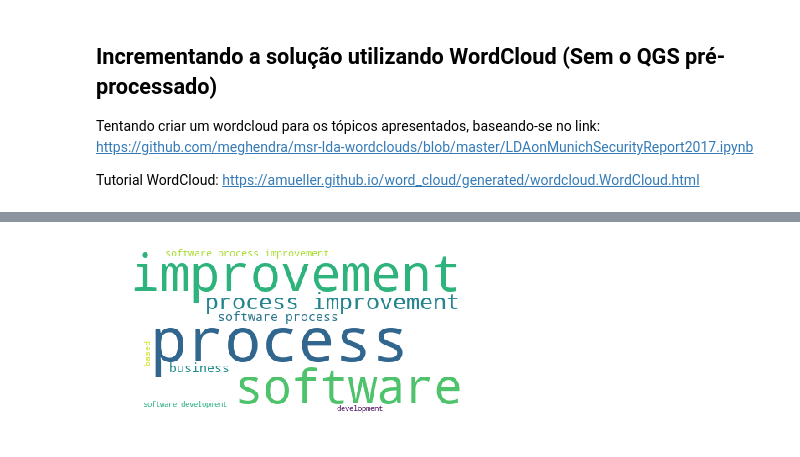
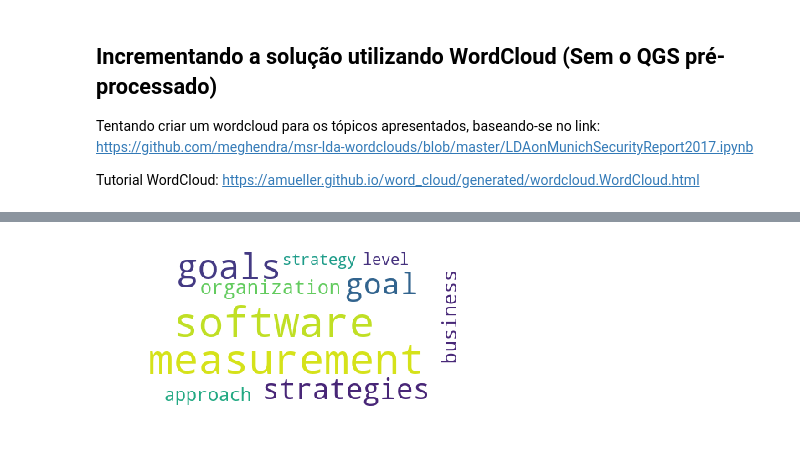
Before and after one commit to LeoFuchs/Masters, a Jupyter notebook: LDA.ipynb, the cells around one changed output, grey strips where cells are left out. Cells and saved outputs as stored; diff of their text form; code cells hidden in the pictures.

```diff
--- a/LDA.ipynb
+++ b/LDA.ipynb
@@ -544,24 +537,24 @@ max_features = None
 
 alpha = None
 beta = None
-learning = 'batch' # Bacth or Online
+learning = 'batch' # Bacth ou Online
 iterations = 500
 
-# Print the topics with the words in order
+# Imprime os tópicos com as palavras em ordem
 def print_top_words(model, feature_names, number_words):
     for topic_index, topic in enumerate(model.components_):
-        message = "Topic %d: " % (topic_index + 1)
+        message = "Topico %d: " % (topic_index + 1)
         message += "{"
         message += " - ".join([feature_names[i]
                              for i in topic.argsort()[:-number_words - 1:-1]])
         message += "}\n"
         print(message)
 
-# Load training dataset
+# Carrega o dataset de treinamento
 files = load_files(container_path = '/home/fuchs/Documentos/MESTRADO/Masters/Files-QGS/QGS-txt', encoding = "iso-8859-1")
 
 
-# Extract words and vectorize dataset
+# Extrai as palavras do dataset vetorizado
 tf_vectorizer = CountVectorizer(max_df = max_document_frequency,
                                 min_df = min_document_frequency,
                                 ngram_range = ngram,
@@ -570,10 +563,10 @@ tf_vectorizer = CountVectorizer(max_df = max_document_frequency,
 
 tf = tf_vectorizer.fit_transform(files.data)
 
-# Save word names in a dicionary
+# Salva os nomes das palavras em um dicionário
 dic = tf_vectorizer.get_feature_names()
 
-# Execute lda and training
+# Executa o LDA e efetua o treinamento
 lda = LatentDirichletAllocation(n_components = number_topics,
                                 doc_topic_prior = alpha,
                                 topic_word_prior = beta,
@@ -590,8 +583,6 @@ lda = LatentDirichletAllocation(n_components = number_topics,
                                 random_state = None)
 lda.fit(tf)
 
-print(lda.components_)
-# Print the topics (number_topics) with the words (number_words)
-
+# Imprime os (number_topics) tópicos com as (number_words) palavras
 print_top_words(lda, dic, number_words)
 # %% [output]
@@ -617,6 +596,7 @@ Tentando criar um wordcloud para os tópicos apresentados, baseando-se no link:
 
 Tutorial WordCloud: https://amueller.github.io/word_cloud/generated/wordcloud.WordCloud.html
 # %%
+# encoding: utf-8
 from sklearn.feature_extraction.text import CountVectorizer
 from sklearn.decomposition import LatentDirichletAllocation
 from sklearn.datasets import load_files
@@ -633,11 +613,11 @@ max_features = None
 
 alpha = None
 beta = None
-learning = 'batch'  # Bacth or Online
-iterations = 500
+learning = 'batch'  # Bacth ou Online
+iterations = 5000
 
 
-# Print the topics with the words in order
+# Imprime os tópicos com as palavras em ordem
 def print_top_words(model, feature_names, number_words):
     for topic_index, topic in enumerate(model.components_):
         message = "Topic %d: " % (topic_index + 1)
@@ -648,52 +628,54 @@ def print_top_words(model, feature_names, number_words):
         print(message)
 
 
-# Load training dataset
-files = load_files(container_path='/home/fuchs/Documentos/MESTRADO/Masters/Files-QGS/QGS-txt', encoding="iso-8859-1")
+# Carrega o dataset de treinamento
+files = load_files(container_path = '/home/fuchs/Documentos/MESTRADO/Masters/Files-QGS/QGS-txt', encoding="iso-8859-1")
 
-# Extract words and vectorize dataset
-tf_vectorizer = CountVectorizer(max_df=max_document_frequency,
-                                min_df=min_document_frequency,
-                                ngram_range=ngram,
-                                max_features=max_features,
-                                stop_words='english')
+# Extrai as palavras e vetoriza o dataset
+tf_vectorizer = CountVectorizer(max_df = max_document_frequency,
+                                min_df = min_document_frequency,
+                                ngram_range = ngram,
+                                max_features = max_features,
+                                stop_words = 'english')
 
 tf = tf_vectorizer.fit_transform(files.data)
 
-# Save word names in a dicionary
+# Salva os nomes das palavras em um dicionário
 dic = tf_vectorizer.get_feature_names()
 
-# Execute lda and training
-lda = LatentDirichletAllocation(n_components=number_topics,
-                                doc_topic_prior=alpha,
-                                topic_word_prior=beta,
-                                learning_method=learning,
-                                learning_decay=0.7,
-                                learning_offset=10.0,
-                                max_iter=iterations,
-                                batch_size=128,
-                                evaluate_every=-1,
-                                total_samples=1000000.0,
-                                perp_tol=0.1,
-                                mean_change_tol=0.001,
-                                max_doc_update_iter=100,
-                                random_state=None)
+# Executa o LDA e treina-o
+lda = LatentDirichletAllocation(n_components = number_topics,
+                                doc_topic_prior = alpha,
+                                topic_word_prior = beta,
+                                learning_method = learning,
+                                learning_decay = 0.7,
+                                learning_offset = 10.0,
+                                max_iter = iterations,
+                                batch_size = 128,
+                                evaluate_every = -1,
+                                total_samples = 1000000.0,
+                                perp_tol = 0.1,
+                                mean_change_tol = 0.001,
+                                max_doc_update_iter = 100,
+                                random_state = None)
 lda.fit(tf)
 
-# Print the topics (number_topics) with the words (number_words)
-print("The topics in a text: \n")
-
+# Imprime os (number_topics) tópicos com as (number_words) palavras
+print("Os %d tópicos com suas %d palavras em formato textual: \n" % (number_topics, number_words))
 print_top_words(lda, dic, number_words)
 
-# Print the wordcloud
-print("The topics in a image: \n")
+print("\n\n")
+
+# Imprime a WordCloud
+print("Os %d tópicos com suas %d palavras em formato de WordCloud: \n" % (number_topics, number_words))
 
 for i in range(0, number_topics):
     termsInTopic = lda.components_[i].argsort()[:-number_words - 1:-1]
     termsAndCounts = []
     for term in termsInTopic:
-        termsAndCounts.append((str(dic[term].encode('utf-8').strip()), math.ceil(lda.components_[i][term] * 1000)))
-    cloud = wordcloud.WordCloud(background_color="white")
+        termsAndCounts.append((str(dic[term].encode('utf-8').strip()), math.ceil(lda.components_[i][term])))
+    #print(termsAndCounts) (Imprimir as palavras de cada tópico com seus respectivos valores)
+    cloud = wordcloud.WordCloud(width = 400, height = 200, max_font_size = 50, min_font_size = 15, background_color = "white")
     cloud.generate_from_frequencies(dict(termsAndCounts))
     plt.imshow(cloud)
     plt.axis("off")
@@ -711 +696 @@ The topics in a image:
-[figure, old version]
+[figure, new version]
```
Also changed, not shown: parts of 9 cells of this notebook, 5 other files.
